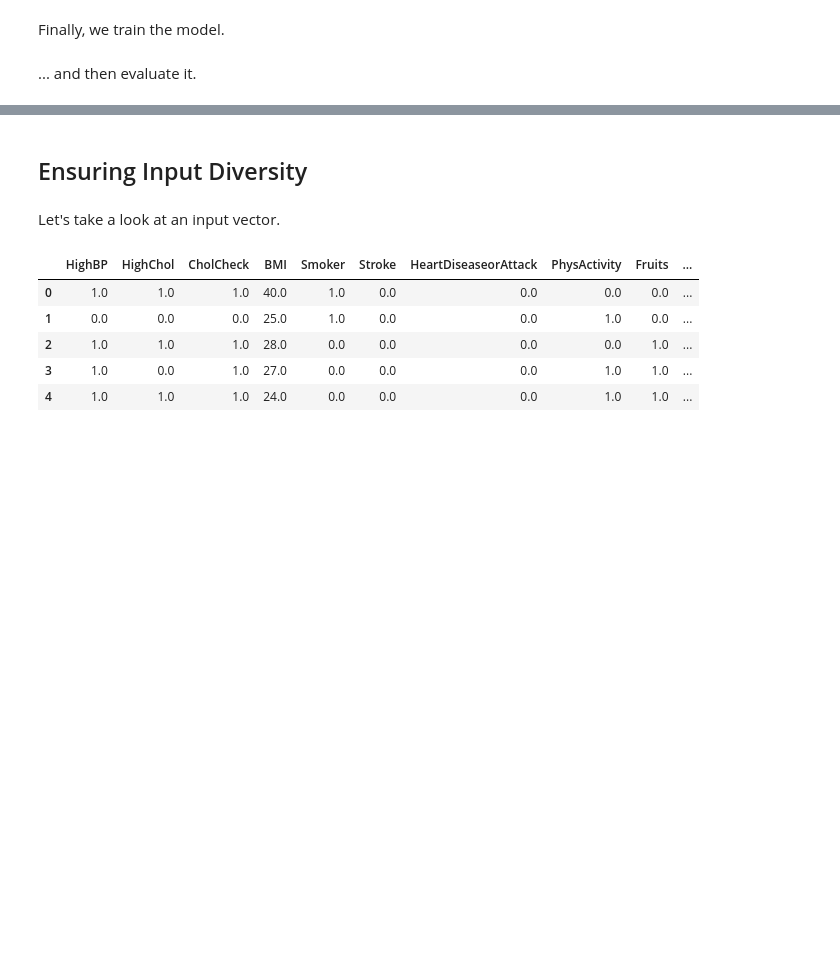
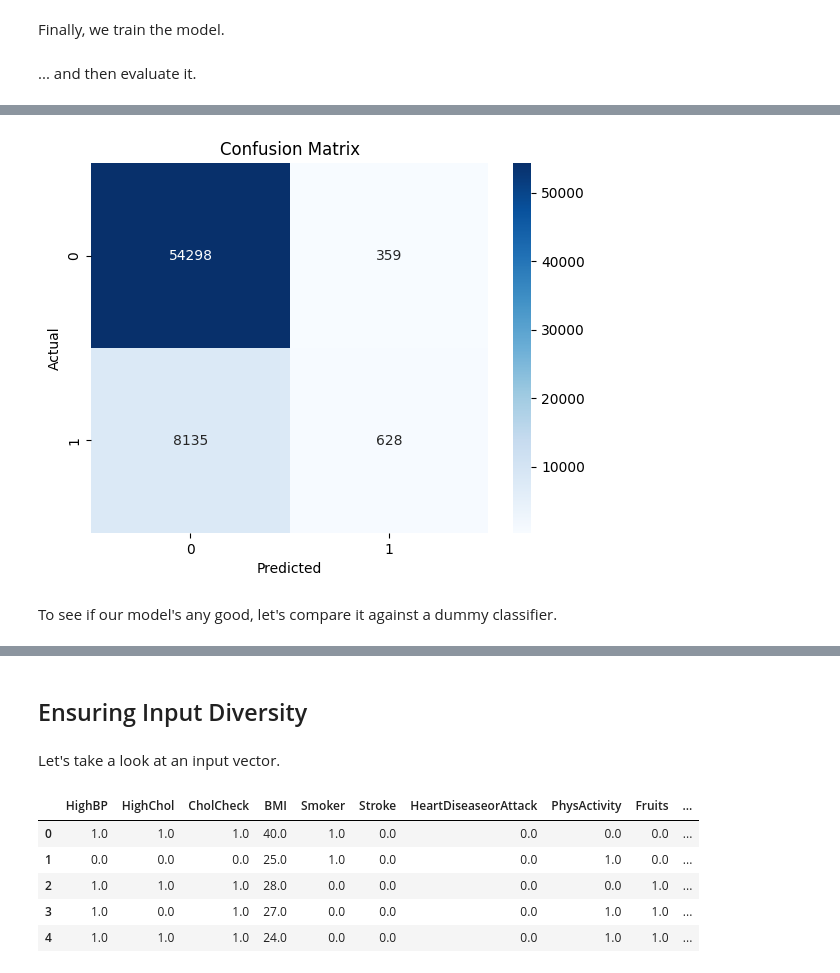
Before and after one commit to Sword-of-Stars/interactionTesting, a Jupyter notebook: main.ipynb, the cells around one changed output, grey strips where cells are left out. Saved outputs shown, nothing was run; the diff lists cells and outputs as text; code cells hidden in the pictures; blank space fills up the shorter version.

````diff
--- a/main.ipynb
+++ b/main.ipynb
@@ -100,30 +88,28 @@ Name: Diabetes_binary, dtype: float64
 # %% [markdown]
 We then further subdivide the explanatory variables into numerical and categorical features.
 # %%
-# Separate numerical and categorical columns
-numerical_features = ['BMI', 'GenHlth', 'MentHlth', 'PhysHlth', 'Age', 'Education', 'Income']
-categorical_features = ['HighBP', 'HighChol', 'CholCheck', 'Smoker', 'Stroke', 'HeartDiseaseorAttack', 'PhysActivity', 'Fruits', 'Veggies', 'HvyAlcoholConsump', 'AnyHealthcare', 'NoDocbcCost', 'DiffWalk', 'Sex', ]
+# Separate numerical and binary columns
+numerical_features = ['BMI']
+categorical_features = ['GenHlth', 'MentHlth', 'PhysHlth', 'Age', 'Education', 'Income']
+binary_features = ['HighBP', 'HighChol', 'CholCheck', 'Smoker', 'Stroke', 'HeartDiseaseorAttack', 'PhysActivity', 'Fruits', 'Veggies', 'HvyAlcoholConsump', 'AnyHealthcare', 'NoDocbcCost', 'DiffWalk', 'Sex', ]
 # %% [markdown]
 We then use ```sklearn```'s built-in ```ColumnTransformer``` to scale the numerical and categorical variables appropiately. Using ```StandardScaler```, we scale all values between ```0``` and `1`, and use `OneHotEncoder` on categorial variables.
 # %%
 # Preprocessing pipeline
 preprocessor = ColumnTransformer(
     transformers=[
-        ('num', StandardScaler(), numerical_features),  # Scale 'area'
-        ('cat', OneHotEncoder(drop='first'), categorical_features)  # One-hot encode categorical
-    ]
+        ('cat', OneHotEncoder(), categorical_features),
+        ('num', StandardScaler(), numerical_features),
+    ],
+    remainder='passthrough' # let binary variables through unaltered
 )
 
 # Apply preprocessing to features
 X_preprocessed = preprocessor.fit_transform(X)
-
-# Scale target variable ('price')
-scaler_y = StandardScaler()
-y_scaled = scaler_y.fit_transform(y.values.reshape(-1, 1)).ravel()
 # %% [markdown]
 Finally, we split the data into test and train subsets.
 # %%
 # Train-test split
-X_train, X_test, y_train, y_test = train_test_split(X_preprocessed, y_scaled, test_size=0.25, random_state=42)
+X_train, X_test, y_train, y_test = train_test_split(X_preprocessed, y, test_size=0.25, random_state=42)
 print(X_train.shape, y_train.shape)
 # %% [output]
@@ -206,0 +178,12 @@ Model MAE: 0.34
+# %%
+# Generate predictions
+y_pred = (model.predict(X_test) > 0.5).astype(int)  # Apply threshold of 0.5
+
+# Classification Report
+print("\nClassification Report:")
+print(classification_report(y_test, y_pred))
+
+# Compute ROC-AUC
+y_pred_proba = model.predict(X_test).flatten()  # Probability scores
+roc_auc = roc_auc_score(y_test, y_pred_proba)
+print(f"ROC-AUC: {roc_auc}")
@@ -206,0 +205,14 @@ Model MAE: 0.34
+# %%
+from sklearn.metrics import confusion_matrix
+
+cm = confusion_matrix(y_test, y_pred)
+
+sns.heatmap(cm, annot=True, fmt='d', cmap='Blues')
+plt.xlabel('Predicted')
+plt.ylabel('Actual')
+plt.title('Confusion Matrix')
+plt.show()
+# %% [output]
+[figure, added]
+# %% [markdown]
+To see if our model's any good, let's compare it against a dummy classifier.
````
Also changed, not shown: parts of 74 cells of this notebook, 5 other files.
